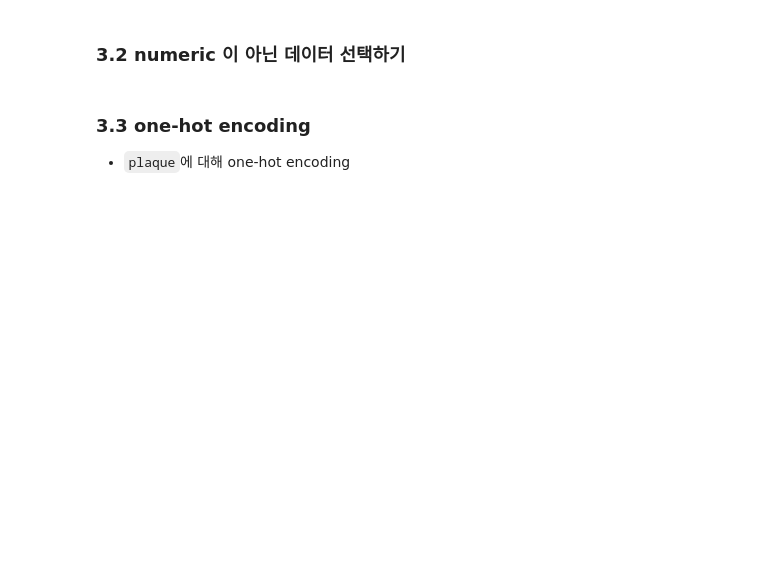
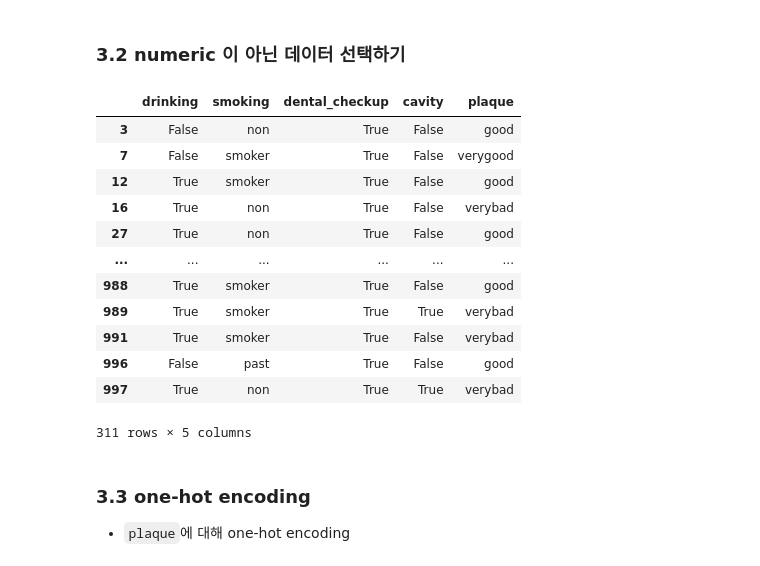
Before and after one commit to akwoals/DAP, a Jupyter notebook: lecture6.ipynb, the cells around one changed output. Saved outputs shown, nothing was run; the diff lists cells and outputs as text; code cells hidden in the pictures; blank space fills up the shorter version.

```diff
--- a/lecture6.ipynb
+++ b/lecture6.ipynb
@@ -288,8 +337,22 @@ dfNoMissing
 ### 3.2 numeric 이 아닌 데이터 선택하기
 # %%
 import pandas as pd
-df_Filter = ##################
+df_Filter = dfNoMissing.filter(['drinking','smoking', 'dental_checkup', 'cavity', 'plaque'  ])
 df_Filter
+# %% [output]
+|  | drinking | smoking | dental_checkup | cavity | plaque |
+| 3 | False | non | True | False | good |
+| 7 | False | smoker | True | False | verygood |
+| 12 | True | smoker | True | False | good |
+| 16 | True | non | True | False | verybad |
+| 27 | True | non | True | False | good |
+| ... | ... | ... | ... | ... | ... |
+| 988 | True | smoker | True | False | good |
+| 989 | True | smoker | True | True | verybad |
+| 991 | True | smoker | True | False | verybad |
+| 996 | False | past | True | False | good |
+| 997 | True | non | True | True | verybad |
+311 rows × 5 columns
 # %% [markdown]
 ### 3.3 one-hot encoding
 * `plaque`에 대해 one-hot encoding
```
Also changed, not shown: parts of 9 cells of this notebook.
